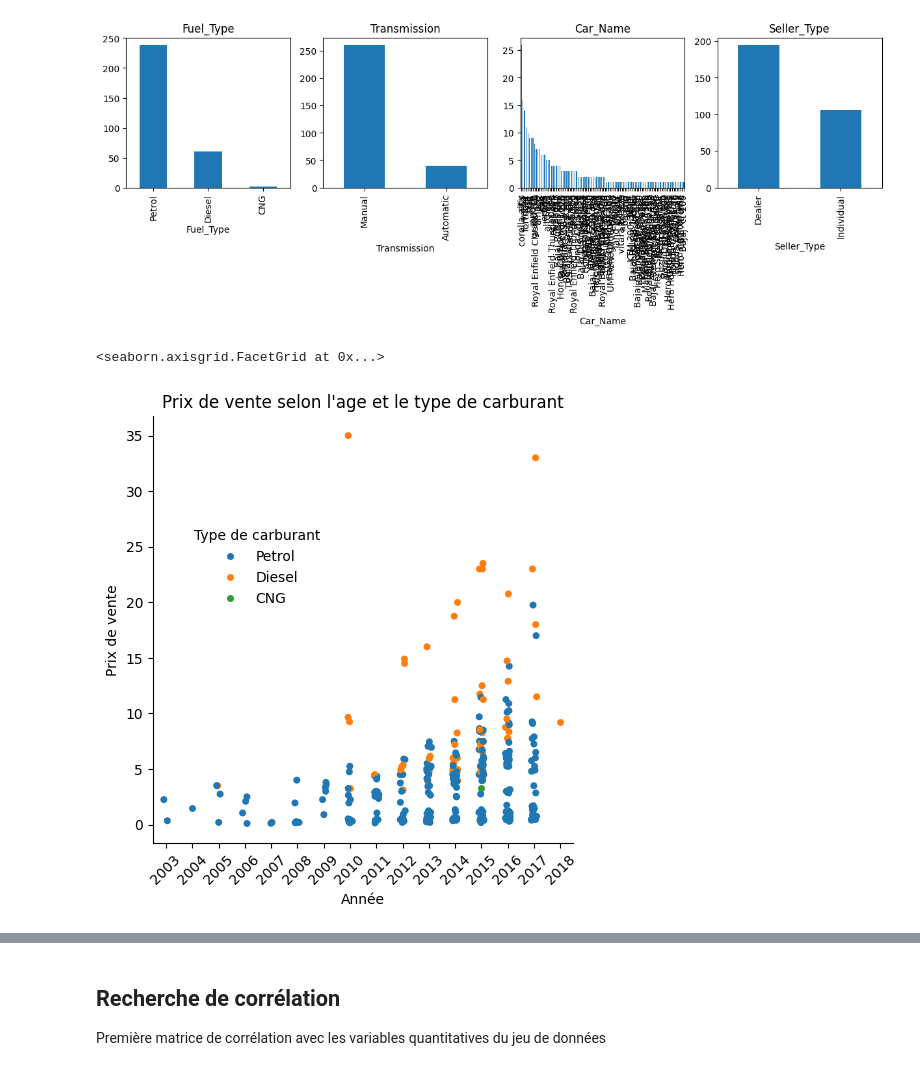
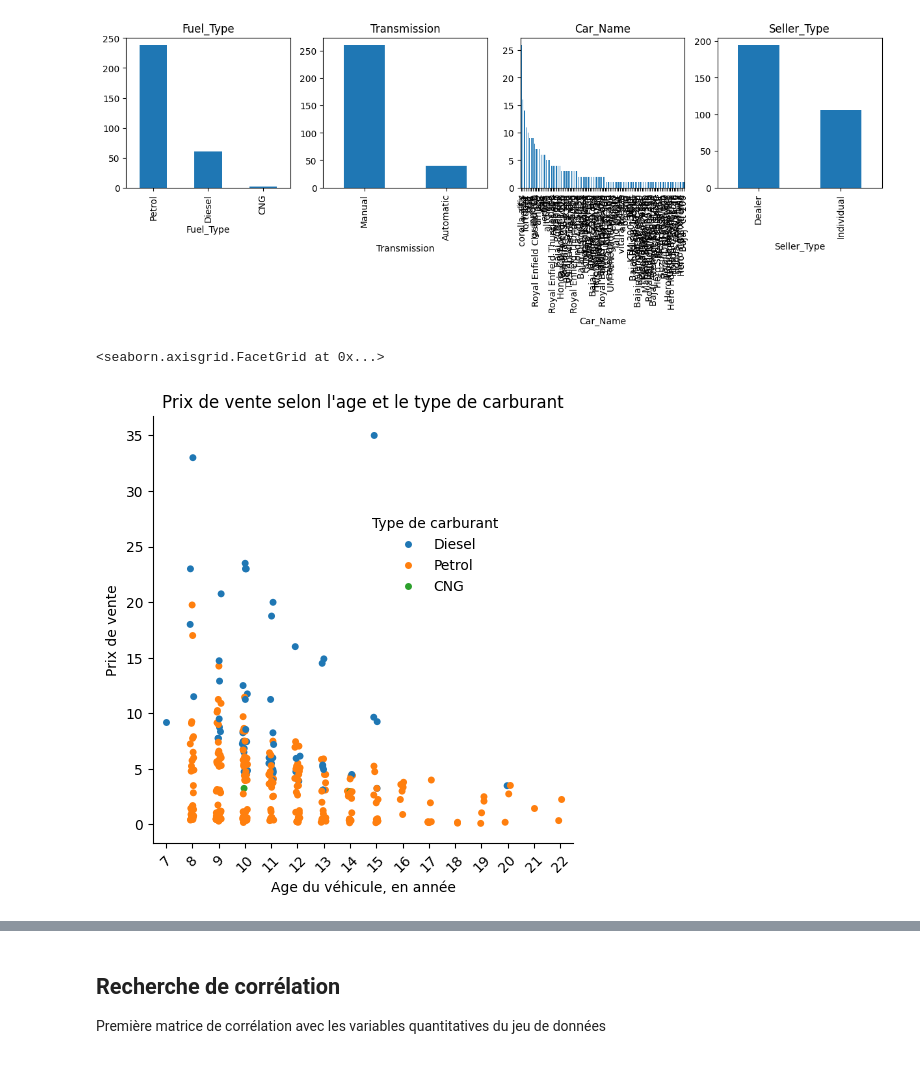
Before and after one commit to bruno-coulet/new-car, a Jupyter notebook: new-car.ipynb, the cells around one changed output, grey strips where cells are left out. Cells and saved outputs as stored; diff of their text form; code cells hidden in the pictures.

Commit message:
tentative de double catplot, il manque la légende

```diff
--- a/new-car.ipynb
+++ b/new-car.ipynb
@@ -94,19 +94,20 @@ for ax, col in zip(axes.flatten(), colonnes):
 # %% [output]
 [figure]
 # %%
-# catplot permet
-age_fuel_price = sns.catplot(x="Year", y="Selling_Price",
-                hue="Fuel_Type",
-                data=df)
+age_fuel_price = sns.catplot(x="Car_Age",
+                            y="Selling_Price",
+                            hue="Fuel_Type",
+                            data=df)
 age_fuel_price._legend.set_title("Type de carburant")
-age_fuel_price._legend.set_bbox_to_anchor((0.4, 0.7))
+age_fuel_price._legend.set_bbox_to_anchor((0.7, 0.7))
+
 
 plt.xticks(rotation=45)
-plt.xlabel("Année")
+plt.xlabel("Age du véhicule, en année")
 plt.ylabel("Prix de vente")
 plt.title("Prix de vente selon l'age et le type de carburant")
 
 age_fuel_price
 # %% [output]
 <seaborn.axisgrid.FacetGrid at 0x...>
-[figure, old version]
+[figure, new version]
```
Also changed, not shown: parts of 5 cells of this notebook.
